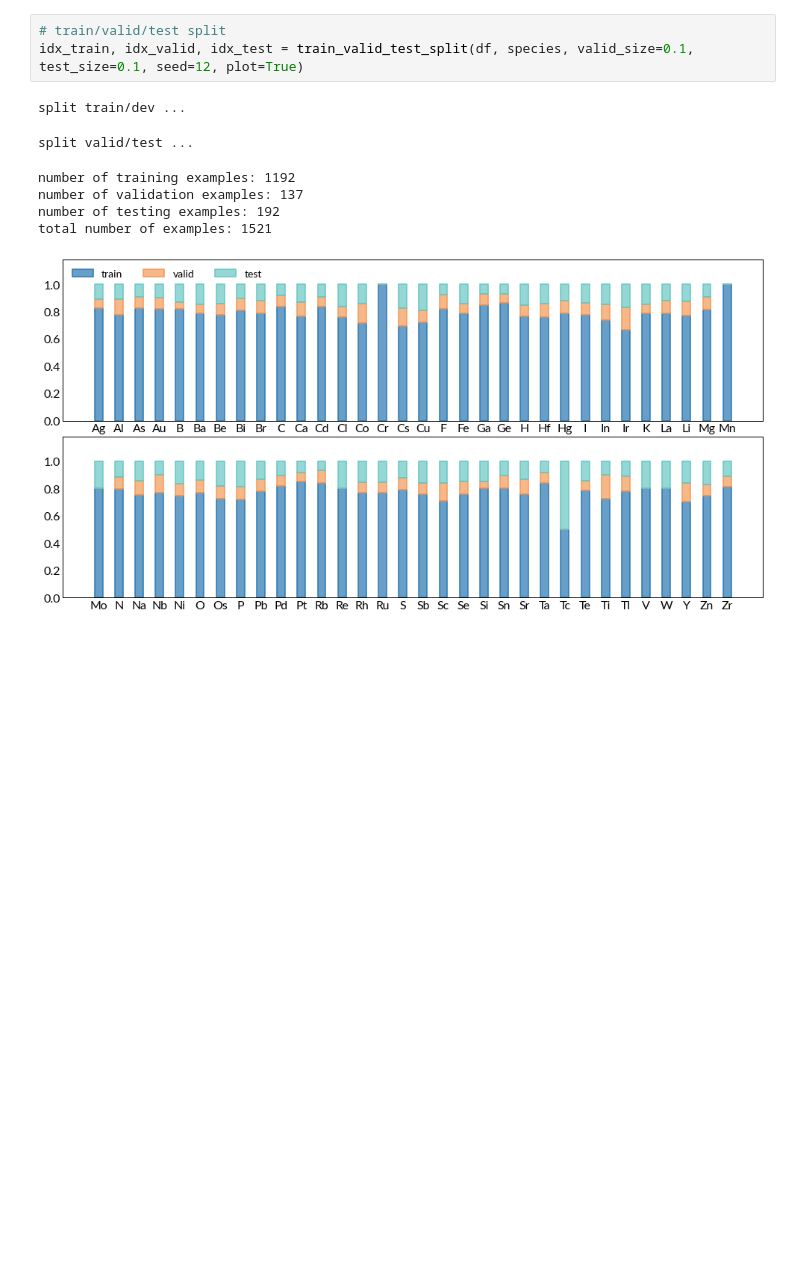
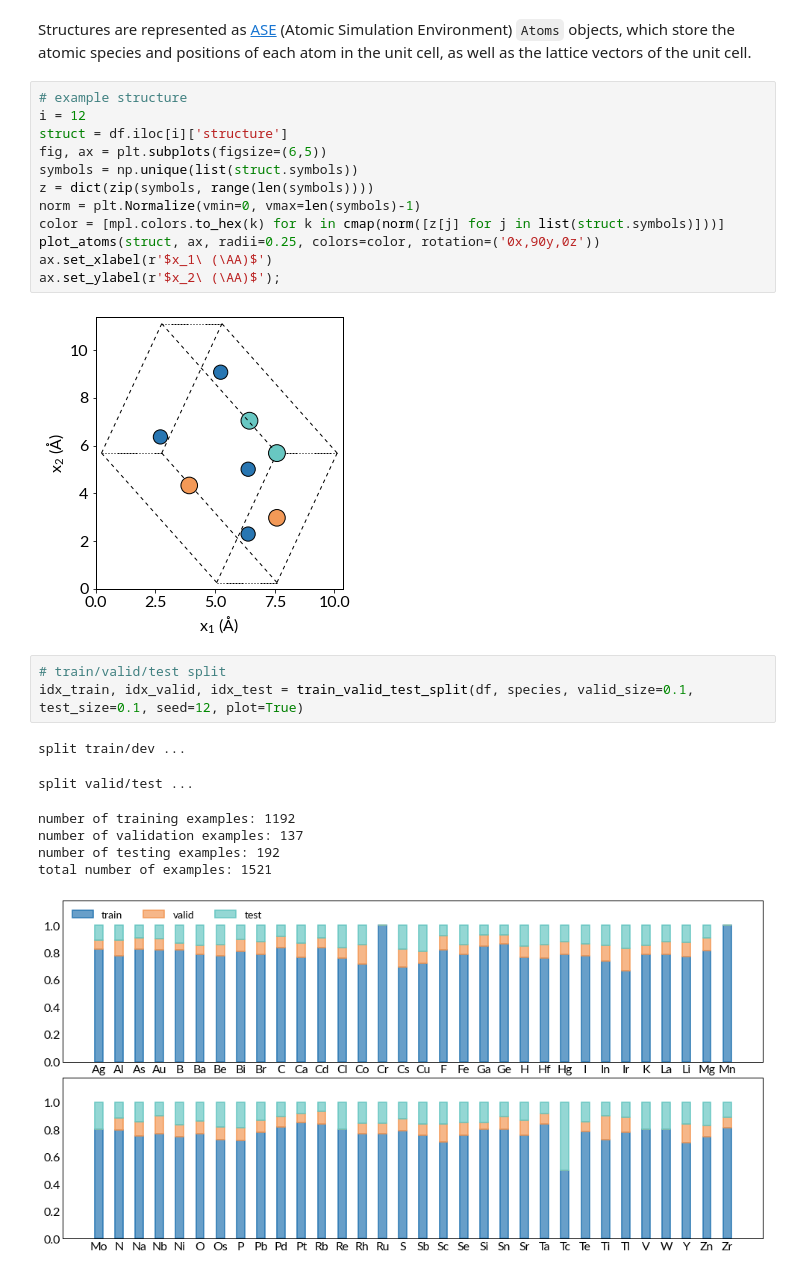
Before and after one commit to ninarina12/phononDoS_tutorial, a Jupyter notebook: phononDoS.ipynb, the cells around one changed output. Drawn from its saved outputs; the diff is of its cells as text; blank space fills up the shorter version.

```diff
--- a/phononDoS.ipynb
+++ b/phononDoS.ipynb
@@ -45,3 +45,19 @@ parsing cif files ...
+# %% [markdown]
+Structures are represented as [ASE](https://wiki.fysik.dtu.dk/ase/ase/atoms.html?highlight=atoms#the-atoms-object) (Atomic Simulation Environment) `Atoms` objects, which store the atomic species and positions of each atom in the unit cell, as well as the lattice vectors of the unit cell.
+# %%
+# example structure
+i = 12
+struct = df.iloc[i]['structure']
+fig, ax = plt.subplots(figsize=(6,5))
+symbols = np.unique(list(struct.symbols))
+z = dict(zip(symbols, range(len(symbols))))
+norm = plt.Normalize(vmin=0, vmax=len(symbols)-1)
+color = [mpl.colors.to_hex(k) for k in cmap(norm([z[j] for j in list(struct.symbols)]))]
+plot_atoms(struct, ax, radii=0.25, colors=color, rotation=('0x,90y,0z'))
+ax.set_xlabel(r'$x_1\ (\AA)$')
+ax.set_ylabel(r'$x_2\ (\AA)$');
+# %% [output]
+[figure, added]
 # %%
 # train/valid/test split
 idx_train, idx_valid, idx_test = train_valid_test_split(df, species, valid_size=0.1, test_size=0.1, seed=12, plot=True)
```
Also changed, not shown: parts of 8 cells of this notebook, 1 other file.
